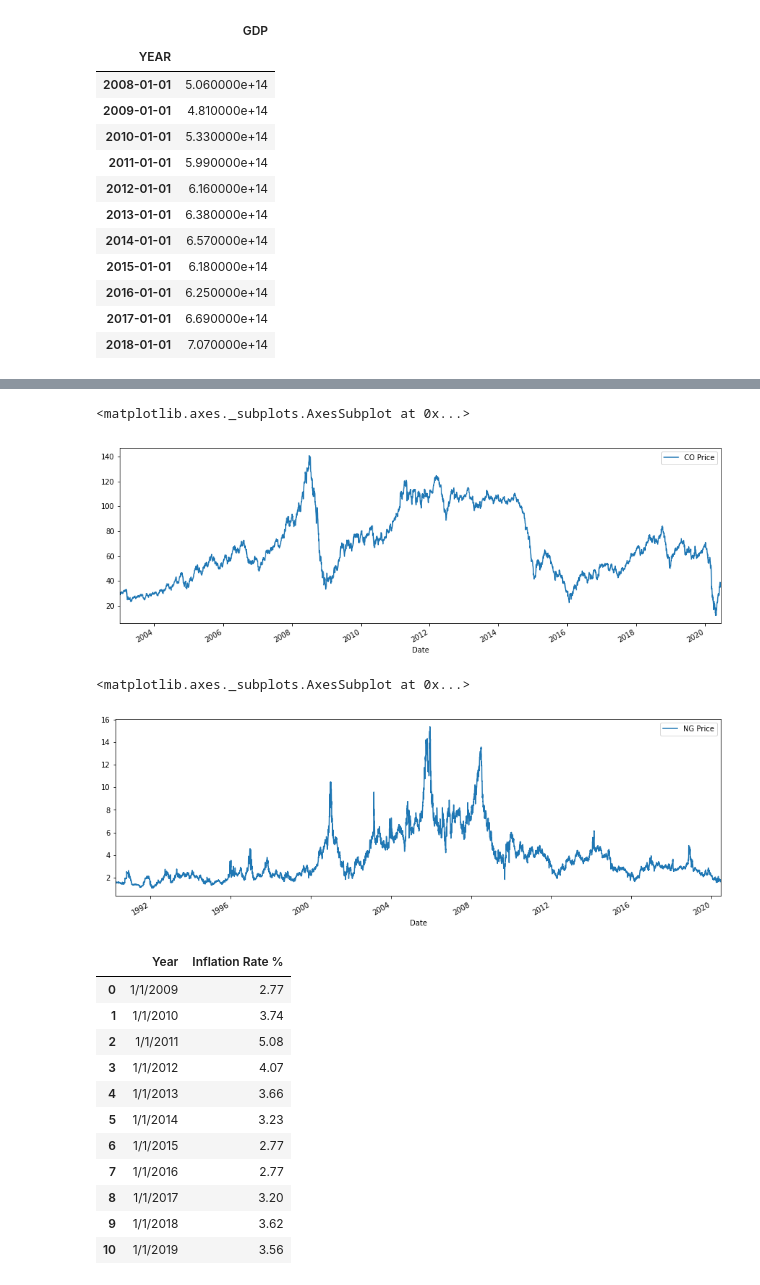
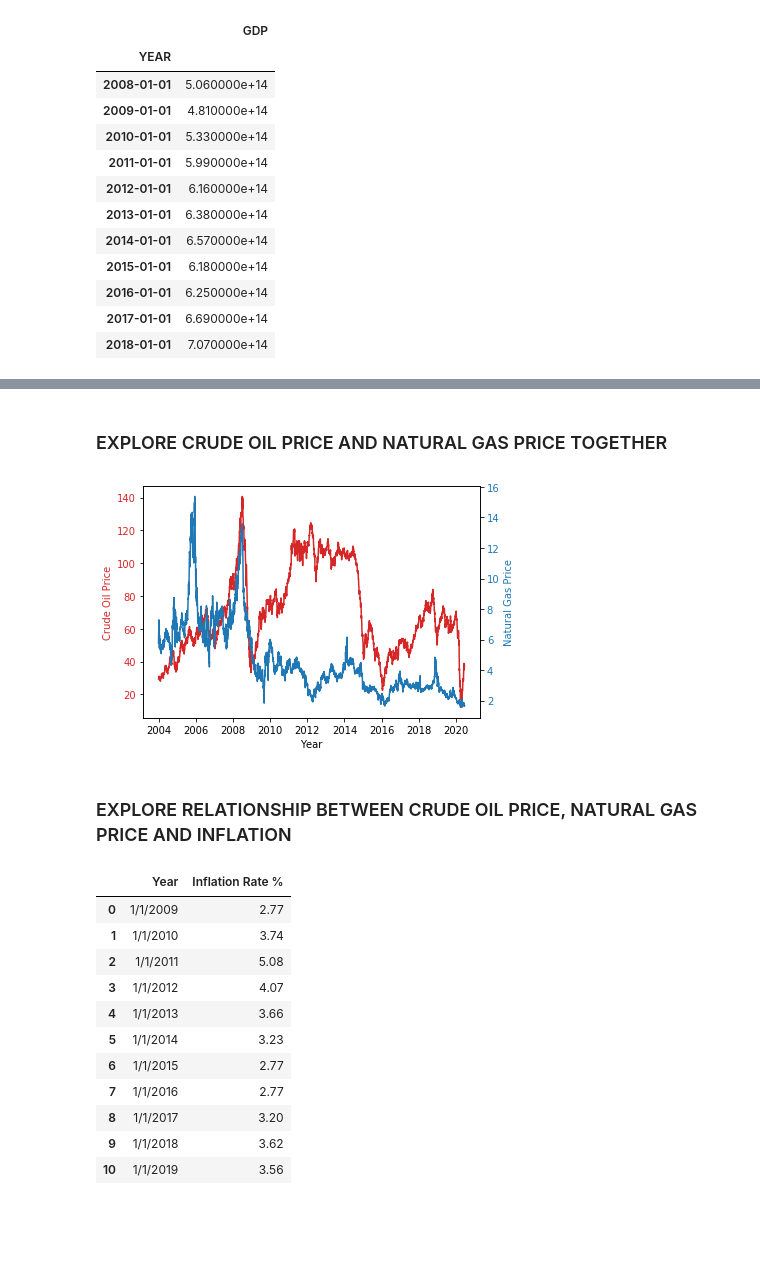
Before and after one commit to KalenAsberry12/project_one, a Jupyter notebook: Data_Jonathan.ipynb, the cells around one changed output, grey strips where cells are left out. Cells and saved outputs as stored; diff of their text form; code cells hidden in the pictures; blank space fills up the shorter version.

```diff
--- a/Data_Jonathan.ipynb
+++ b/Data_Jonathan.ipynb
@@ -360,15 +378,31 @@ gdp_df2.plot(figsize=(15,5))
-# %%
-# Plot Crude Oil Price data
-co_df3.plot(figsize=(15,5))
-# %% [output]
-<matplotlib.axes._subplots.AxesSubplot at 0x...>
-[figure, removed]
-# %%
-# Plot Natural Gas Price data
-ng_df4.plot(figsize=(15,5))
-# %% [output]
-<matplotlib.axes._subplots.AxesSubplot at 0x...>
-[figure, removed]
+# %% [markdown]
+### EXPLORE CRUDE OIL PRICE AND NATURAL GAS PRICE TOGETHER
+# %%
+# Compare the price of crude oil to natural gas
+# Overlay 2 plots with different y-axis onto the same plot sharing x-axis
+# Data to plot are: Crude Oil Price (co_df4) and Natural Gas Price (ng_df5)
+
+fig, ax1 = plt.subplots()
+
+color = 'tab:red'
+ax1.set_xlabel('Year')
+ax1.set_ylabel('Crude Oil Price', color=color)
+ax1.plot(co_df4, color=color)
+ax1.tick_params(axis='y', labelcolor=color)
+
+ax2 = ax1.twinx()  # instantiate a second axes that shares the same x-axis
+
+color = 'tab:blue'
+ax2.set_ylabel('Natural Gas Price', color=color)  # we already handled the x-label with ax1
+ax2.plot(ng_df5, color=color)
+ax2.tick_params(axis='y', labelcolor=color)
+
+fig.tight_layout()  # otherwise the right y-label is slightly clipped
+plt.show()
+# %% [output]
+[figure, added]
+# %% [markdown]
+### EXPLORE RELATIONSHIP BETWEEN CRUDE OIL PRICE, NATURAL GAS PRICE AND INFLATION
 # %%
 # Import World Inflation Data
 world_inflation_data = Path("World_Inflation.csv")
```
Also changed, not shown: parts of 17 cells of this notebook.
